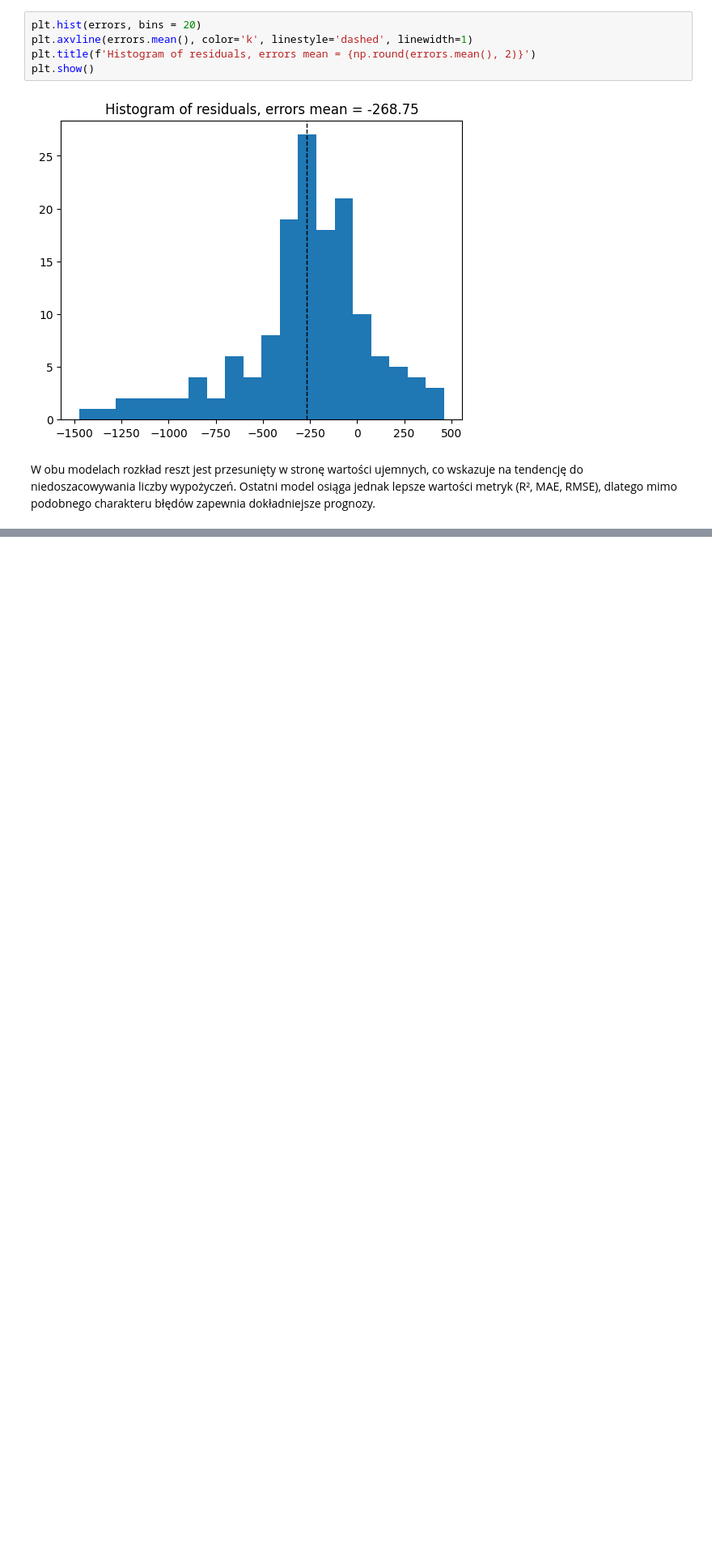
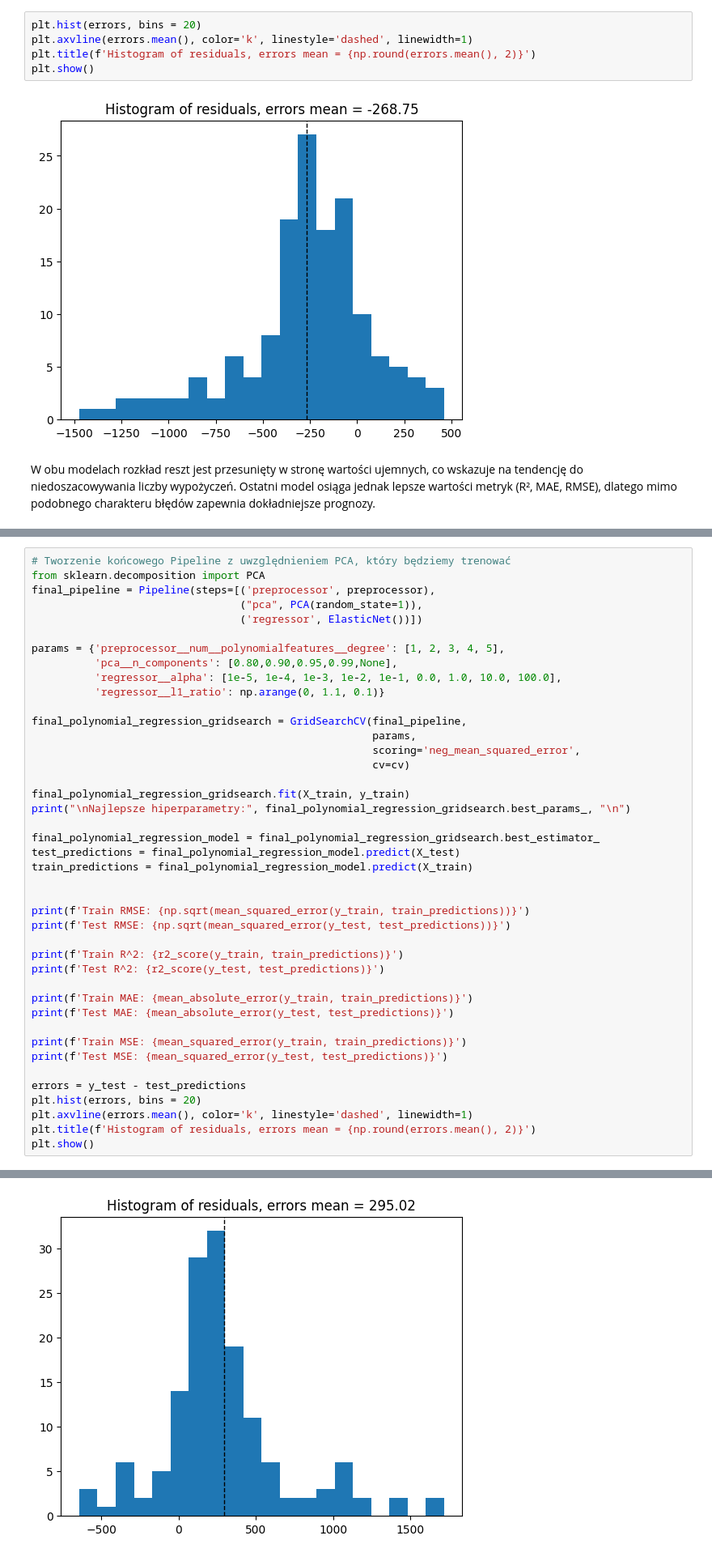
Before and after one commit to karolabramekkodilla/learning-git, a Jupyter notebook: 16.PCA/bikes.ipynb, the cells around one changed output, grey strips where cells are left out. Shown at 81% size. Cells and saved outputs as stored; diff of their text form; blank space fills up the shorter version.

```diff
--- a/16.PCA/bikes.ipynb
+++ b/16.PCA/bikes.ipynb
@@ -458,0 +463,43 @@ W obu modelach rozkład reszt jest przesunięty w stronę wartości ujemnych, co
+# %%
+# Tworzenie końcowego Pipeline z uwzględnieniem PCA, który będziemy trenować
+from sklearn.decomposition import PCA
+final_pipeline = Pipeline(steps=[('preprocessor', preprocessor),
+                                 ("pca", PCA(random_state=1)),
+                                 ('regressor', ElasticNet())])
+
+params = {'preprocessor__num__polynomialfeatures__degree': [1, 2, 3, 4, 5],
+          'pca__n_components': [0.80,0.90,0.95,0.99,None],
+          'regressor__alpha': [1e-5, 1e-4, 1e-3, 1e-2, 1e-1, 0.0, 1.0, 10.0, 100.0],
+          'regressor__l1_ratio': np.arange(0, 1.1, 0.1)}
+
+final_polynomial_regression_gridsearch = GridSearchCV(final_pipeline,
+                                                      params,
+                                                      scoring='neg_mean_squared_error',
+                                                      cv=cv)
+
+final_polynomial_regression_gridsearch.fit(X_train, y_train)
+print("\nNajlepsze hiperparametry:", final_polynomial_regression_gridsearch.best_params_, "\n")
+
+final_polynomial_regression_model = final_polynomial_regression_gridsearch.best_estimator_
+test_predictions = final_polynomial_regression_model.predict(X_test)
+train_predictions = final_polynomial_regression_model.predict(X_train)
+
+
+print(f'Train RMSE: {np.sqrt(mean_squared_error(y_train, train_predictions))}')
+print(f'Test RMSE: {np.sqrt(mean_squared_error(y_test, test_predictions))}')
+
+print(f'Train R^2: {r2_score(y_train, train_predictions)}')
+print(f'Test R^2: {r2_score(y_test, test_predictions)}')
+
+print(f'Train MAE: {mean_absolute_error(y_train, train_predictions)}')
+print(f'Test MAE: {mean_absolute_error(y_test, test_predictions)}')
+
+print(f'Train MSE: {mean_squared_error(y_train, train_predictions)}')
+print(f'Test MSE: {mean_squared_error(y_test, test_predictions)}')
+
+errors = y_test - test_predictions
+plt.hist(errors, bins = 20)
+plt.axvline(errors.mean(), color='k', linestyle='dashed', linewidth=1)
+plt.title(f'Histogram of residuals, errors mean = {np.round(errors.mean(), 2)}')
+plt.show()
+# %% [output]
@@ -458,0 +516 @@ W obu modelach rozkład reszt jest przesunięty w stronę wartości ujemnych, co
+[figure, added]
```
Also changed, not shown: parts of 4 cells of this notebook.
